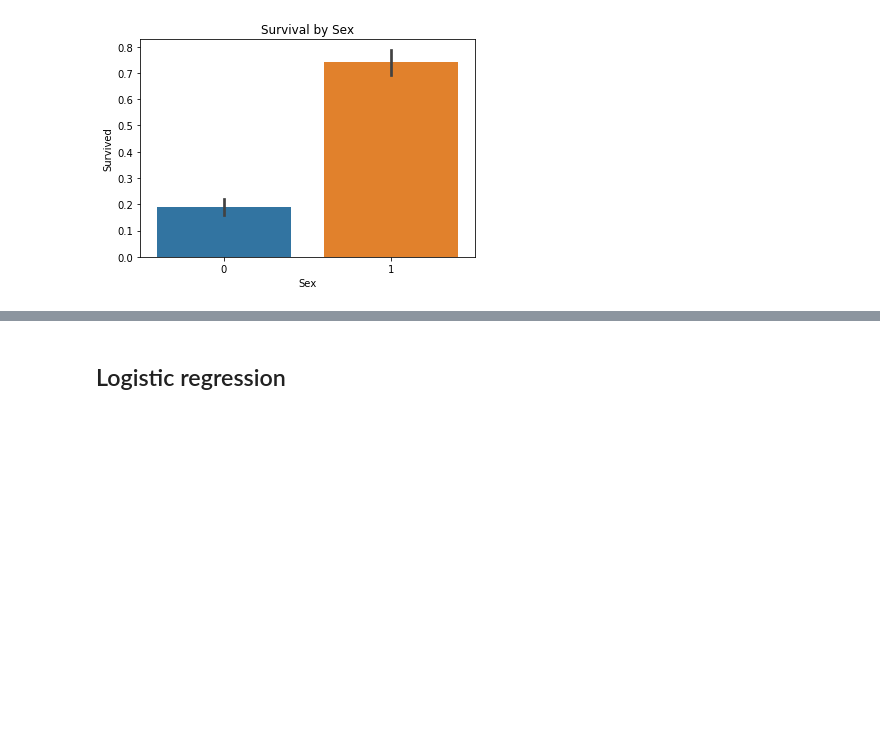
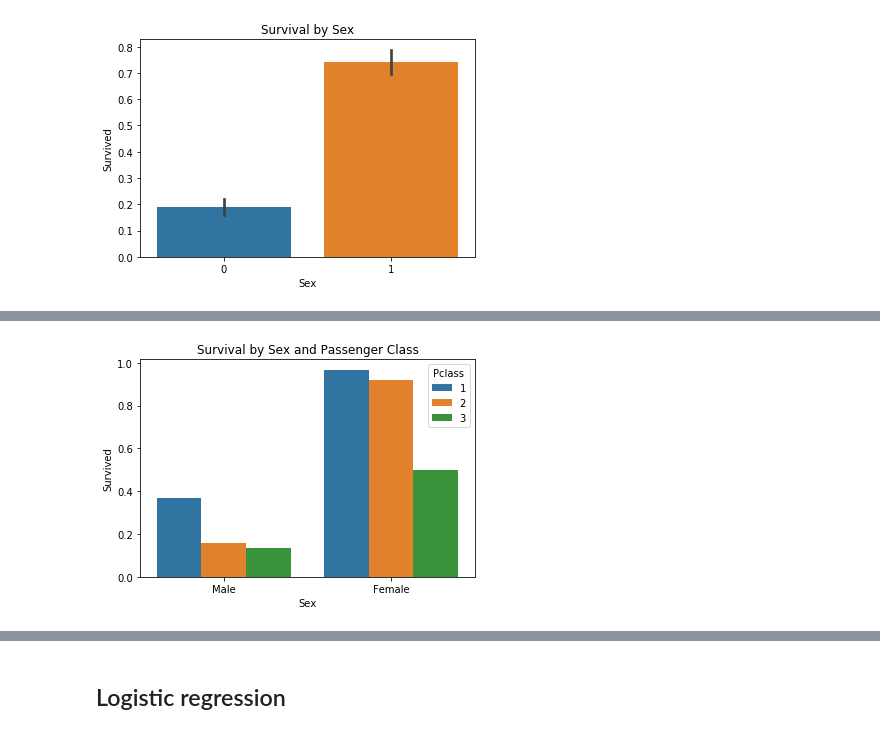
Before and after one commit to luketibbott/titanic, a Jupyter notebook: titanic.ipynb, the cells around one changed output, grey strips where cells are left out. Saved outputs shown, nothing was run; the diff lists cells and outputs as text; code cells hidden in the pictures; blank space fills up the shorter version.

```diff
--- a/titanic.ipynb
+++ b/titanic.ipynb
@@ -158,0 +214,6 @@ array(['PassengerId', 'Survived', 'Pclass', 'Sex', 'Age', 'SibSp',
+# %%
+bp = sns.barplot(x=train['Sex'], y=train['Survived'], hue=train['Pclass'], ci=0)
+bp.set_xticklabels(['Male', 'Female'])
+bp.set_title('Survival by Sex and Passenger Class');
+# %% [output]
+[figure, added]
```
Also changed, not shown: parts of 17 cells of this notebook.
